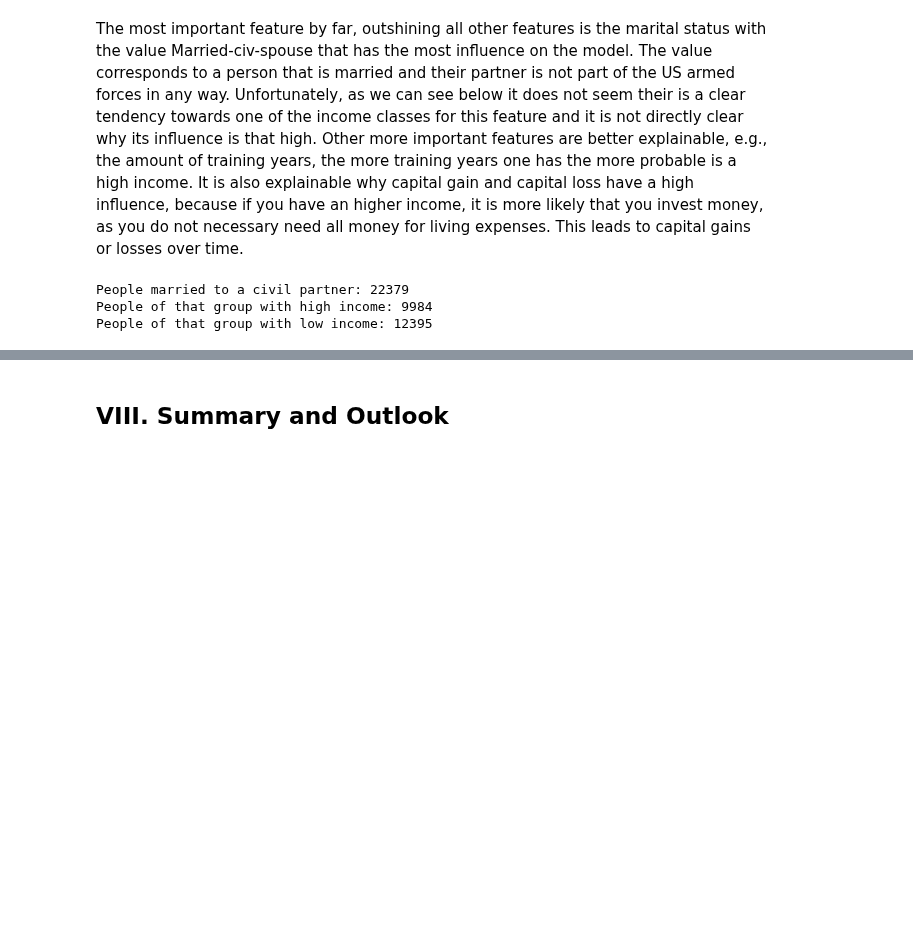
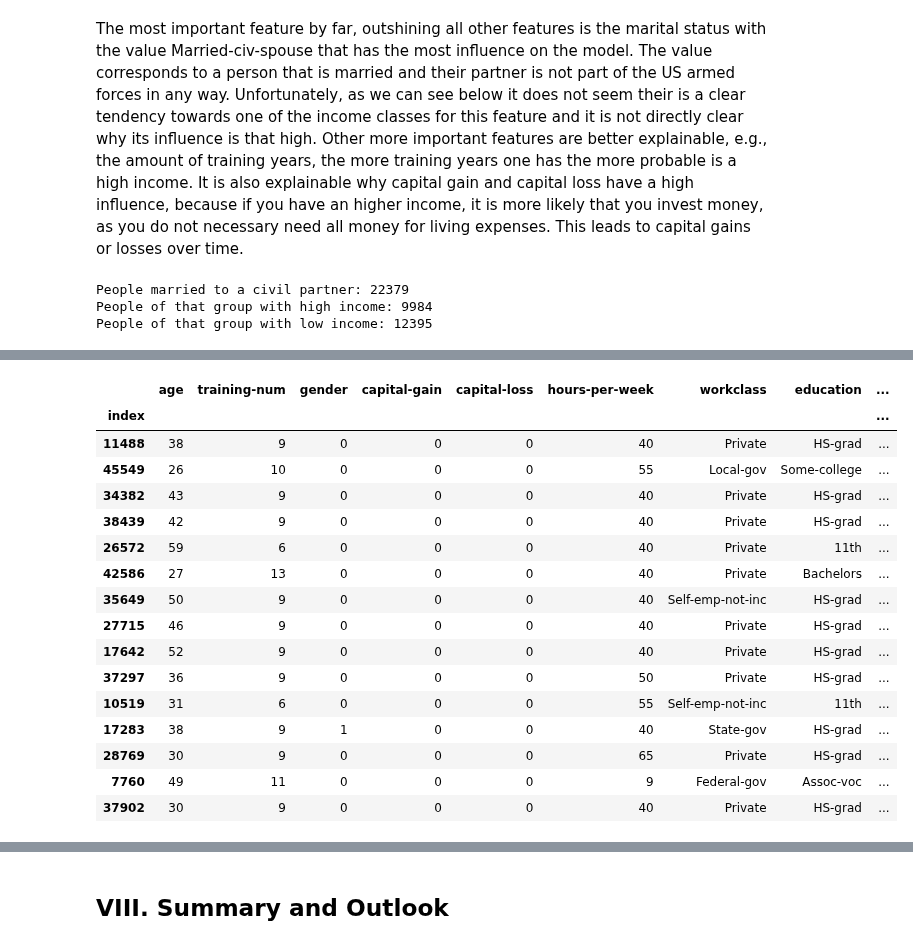
Before and after one commit to NiklasSabel/Industrial-Applications-of-Artificial-Intelligence, a Jupyter notebook: notebooks/Tertiary Sector/Finance_new.ipynb, the cells around one changed output, grey strips where cells are left out. Drawn from its saved outputs; the diff is of its cells as text; code cells hidden in the pictures; blank space fills up the shorter version.

```diff
--- a/notebooks/Tertiary Sector/Finance_new.ipynb
+++ b/notebooks/Tertiary Sector/Finance_new.ipynb
@@ -1309,0 +1379,20 @@ df_comparison[numerical_features] = df_comparison[numerical_features].astype(int
+# %%
+df_wrong_predictions[df_wrong_predictions['income']==1].head(15)
+# %% [output]
+|  | age | training-num | gender | capital-gain | capital-loss | hours-per-week | workclass | education | ... |
+| index |  |  |  |  |  |  |  |  | ... |
+| 11488 | 38 | 9 | 0 | 0 | 0 | 40 | Private | HS-grad | ... |
+| 45549 | 26 | 10 | 0 | 0 | 0 | 55 | Local-gov | Some-college | ... |
+| 34382 | 43 | 9 | 0 | 0 | 0 | 40 | Private | HS-grad | ... |
+| 38439 | 42 | 9 | 0 | 0 | 0 | 40 | Private | HS-grad | ... |
+| 26572 | 59 | 6 | 0 | 0 | 0 | 40 | Private | 11th | ... |
+| 42586 | 27 | 13 | 0 | 0 | 0 | 40 | Private | Bachelors | ... |
+| 35649 | 50 | 9 | 0 | 0 | 0 | 40 | Self-emp-not-inc | HS-grad | ... |
+| 27715 | 46 | 9 | 0 | 0 | 0 | 40 | Private | HS-grad | ... |
+| 17642 | 52 | 9 | 0 | 0 | 0 | 40 | Private | HS-grad | ... |
+| 37297 | 36 | 9 | 0 | 0 | 0 | 50 | Private | HS-grad | ... |
+| 10519 | 31 | 6 | 0 | 0 | 0 | 55 | Self-emp-not-inc | 11th | ... |
+| 17283 | 38 | 9 | 1 | 0 | 0 | 40 | State-gov | HS-grad | ... |
+| 28769 | 30 | 9 | 0 | 0 | 0 | 65 | Private | HS-grad | ... |
+| 7760 | 49 | 11 | 0 | 0 | 0 | 9 | Federal-gov | Assoc-voc | ... |
+| 37902 | 30 | 9 | 0 | 0 | 0 | 40 | Private | HS-grad | ... |
```
Also changed, not shown: parts of 18 cells of this notebook.
